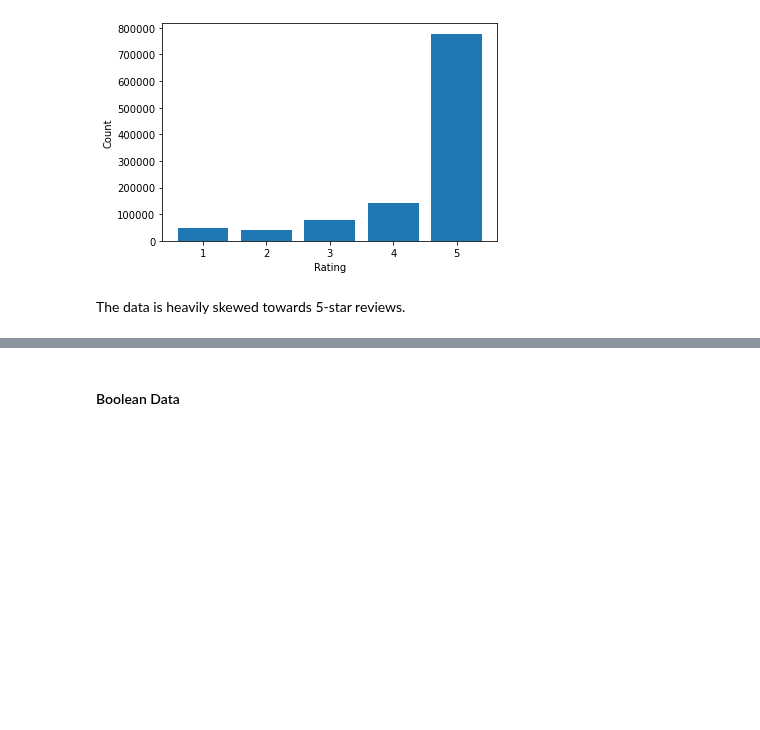
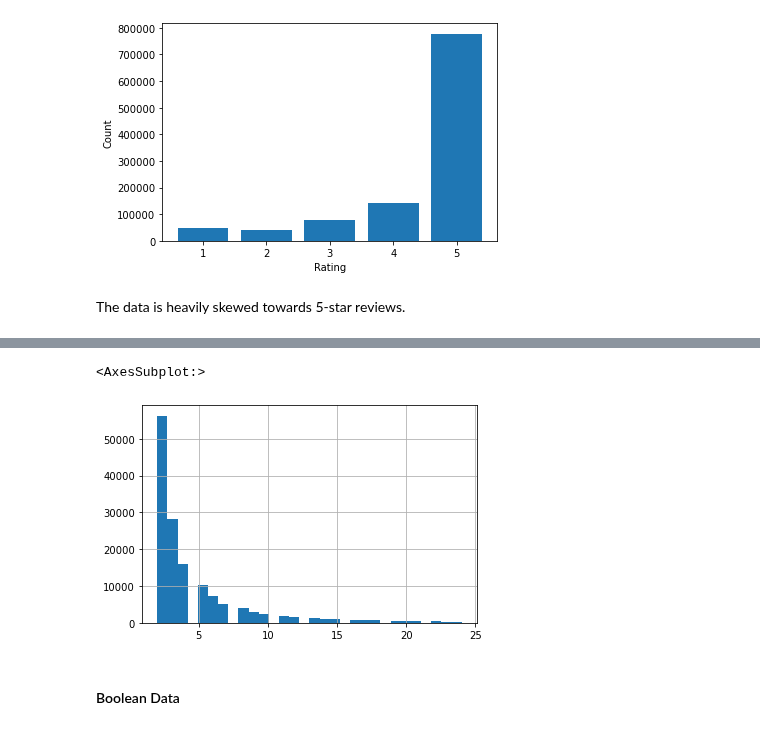
Before and after one commit to JasonCaldwellMBA/Grocery_Recommender, a Jupyter notebook: Notebooks/Exploratory_Data_Analysis.ipynb, the cells around one changed output, grey strips where cells are left out. Drawn from its saved outputs; the diff is of its cells as text; code cells hidden in the pictures; blank space fills up the shorter version.

```diff
--- a/Notebooks/Exploratory_Data_Analysis.ipynb
+++ b/Notebooks/Exploratory_Data_Analysis.ipynb
@@ -66,3 +133,8 @@ The data is heavily skewed towards 5-star reviews.
+# %%
+df.vote[df['vote'] < 25].hist(bins=30)
+# %% [output]
+<AxesSubplot:>
+[figure, added]
 # %% [markdown]
 #### Boolean Data
 # %%
```
Also changed, not shown: parts of 26 cells of this notebook.
